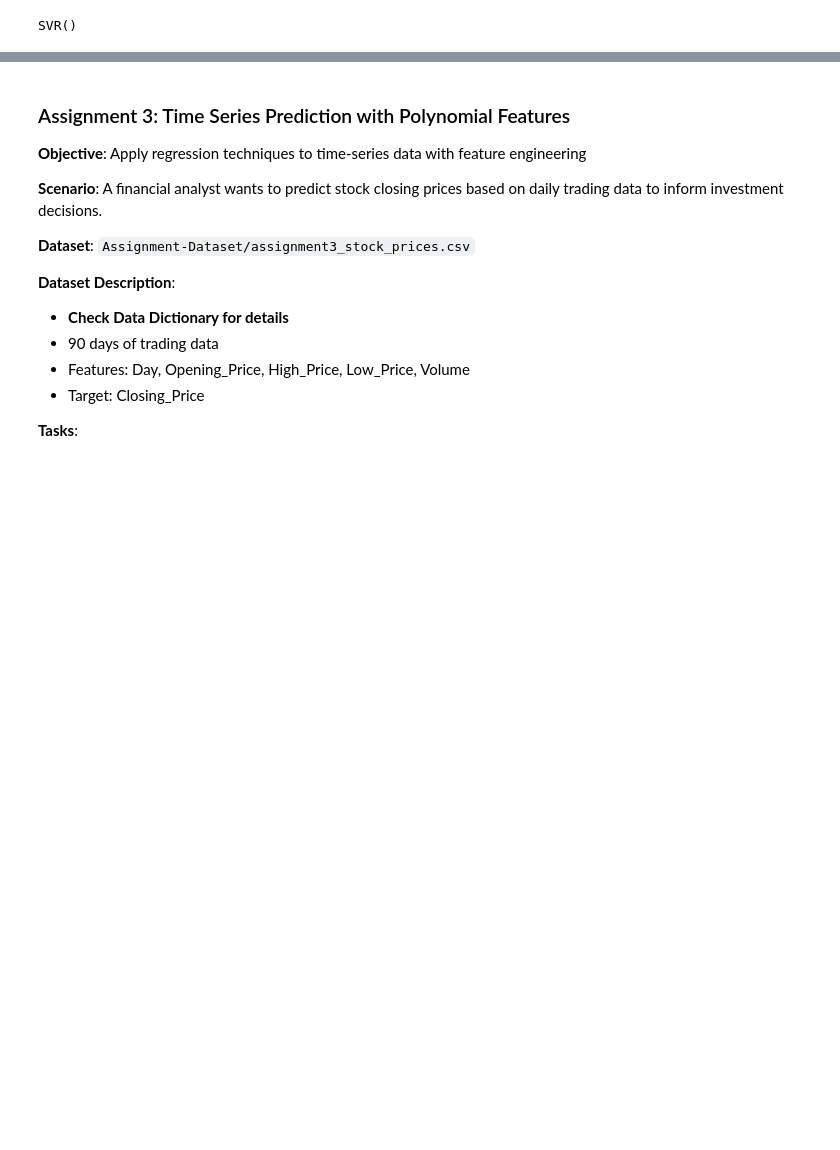
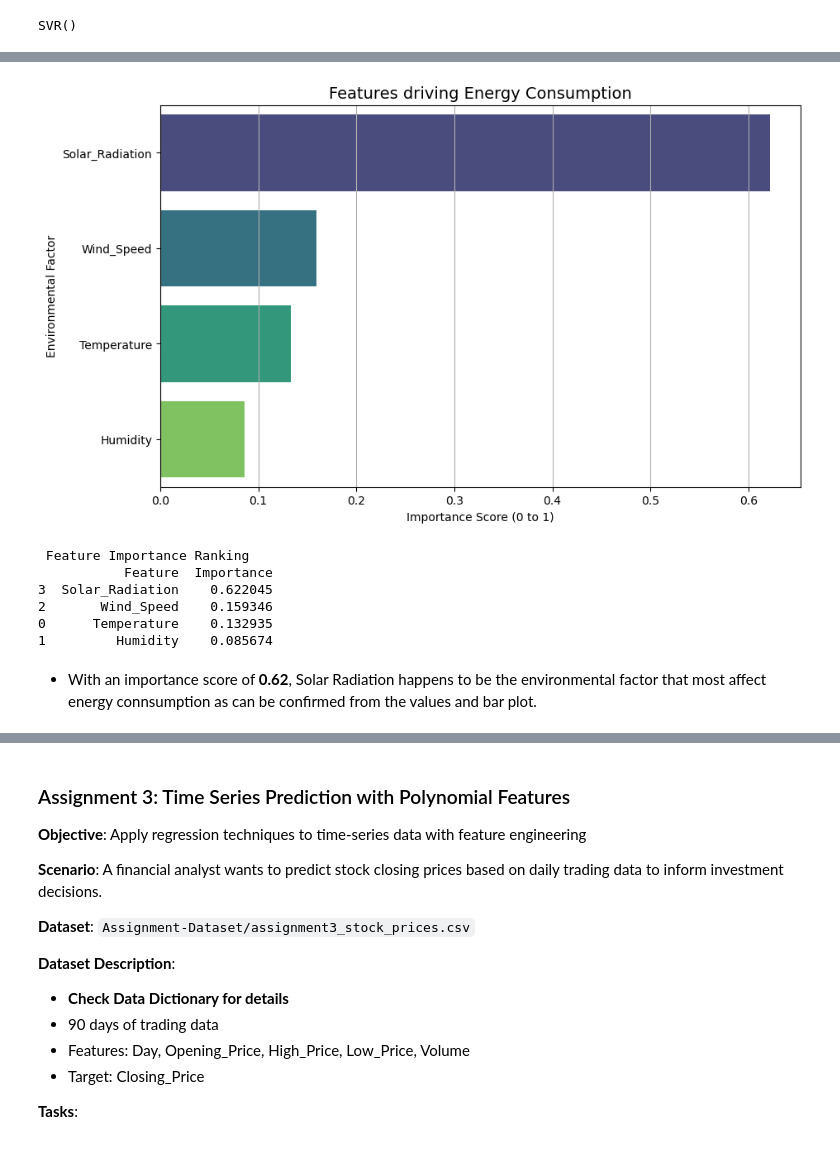
Before and after one commit to Ezerioha-ifeanyi/Week-15-Take-Home, a Jupyter notebook: Take Home.ipynb, the cells around one changed output, grey strips where cells are left out. Cells and saved outputs as stored; diff of their text form; code cells hidden in the pictures; blank space fills up the shorter version.

```diff
--- a/Take Home.ipynb
+++ b/Take Home.ipynb
@@ -1109,0 +1281,23 @@ print(f"R² Change: {energy_r2_svr - energy_r2_lin:.4f}")
+# %%
+# Creating Visualization
+plt.figure(figsize=(10, 6))
+sns.barplot(x='Importance', y='Feature', data=df_importance, palette='viridis')
+
+plt.title('Features driving Energy Consumption', fontsize=14)
+plt.xlabel('Importance Score (0 to 1)')
+plt.ylabel('Environmental Factor')
+plt.grid(True, axis='x')
+plt.show()
+
+print(" Feature Importance Ranking")
+print(df_importance)
+# %% [output]
+[figure, added]
+ Feature Importance Ranking
+           Feature  Importance
+3  Solar_Radiation    0.622045
+2       Wind_Speed    0.159346
+0      Temperature    0.132935
+1         Humidity    0.085674
+# %% [markdown]
+- With an importance score of **0.62**, Solar Radiation happens to be the environmental factor that most affect energy connsumption as can be confirmed from the values and bar plot.
```
Also changed, not shown: parts of 54 cells of this notebook.
